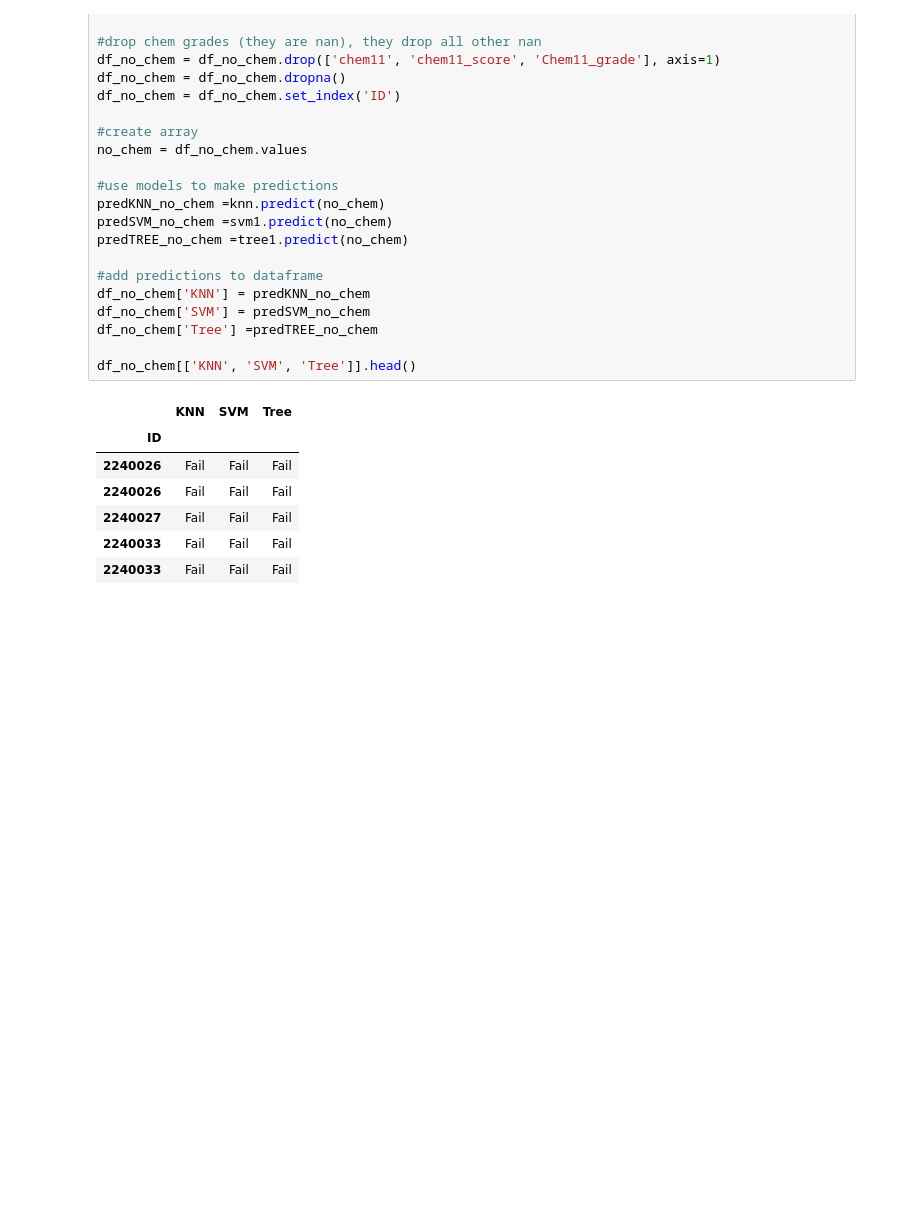
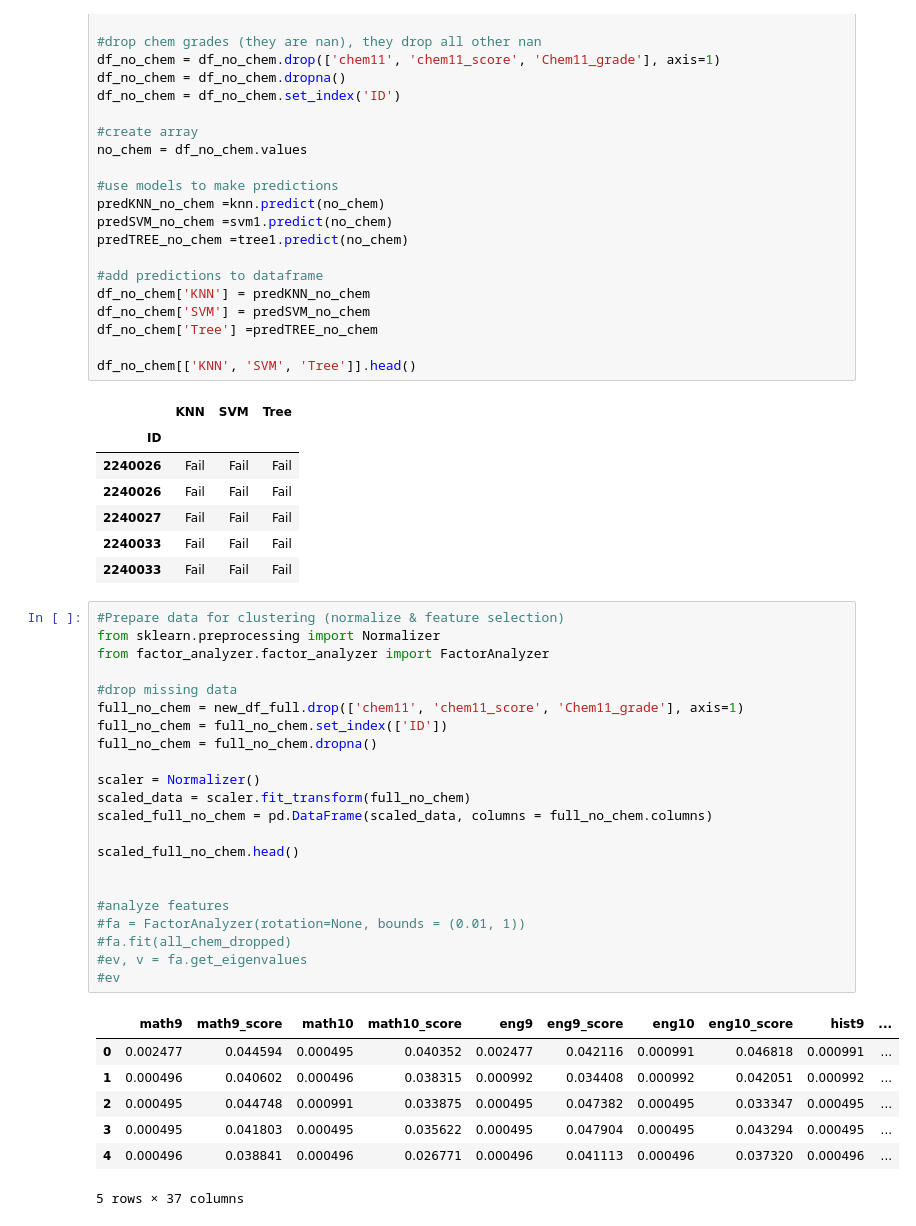
Before and after one commit to michaelzwartz/Science-Elective-Enrollment, a Jupyter notebook: Analysis.ipynb, the cells around one changed output. Drawn from its saved outputs; the diff is of its cells as text; blank space fills up the shorter version.

```diff
--- a/Analysis.ipynb
+++ b/Analysis.ipynb
@@ -413,6 +416,36 @@ df_no_chem[['KNN', 'SVM', 'Tree']].head()
 | 2240027 | Fail | Fail | Fail |
 | 2240033 | Fail | Fail | Fail |
 | 2240033 | Fail | Fail | Fail |
+# %%
+#Prepare data for clustering (normalize & feature selection)
+from sklearn.preprocessing import Normalizer
+from factor_analyzer.factor_analyzer import FactorAnalyzer
+
+#drop missing data
+full_no_chem = new_df_full.drop(['chem11', 'chem11_score', 'Chem11_grade'], axis=1)
+full_no_chem = full_no_chem.set_index(['ID'])
+full_no_chem = full_no_chem.dropna()
+
+scaler = Normalizer()
+scaled_data = scaler.fit_transform(full_no_chem)
+scaled_full_no_chem = pd.DataFrame(scaled_data, columns = full_no_chem.columns)
+
+scaled_full_no_chem.head()
+
+
+#analyze features
+#fa = FactorAnalyzer(rotation=None, bounds = (0.01, 1))
+#fa.fit(all_chem_dropped)
+#ev, v = fa.get_eigenvalues
+#ev
+# %% [output]
+|  | math9 | math9_score | math10 | math10_score | eng9 | eng9_score | eng10 | eng10_score | hist9 | ... |
+| 0 | 0.002477 | 0.044594 | 0.000495 | 0.040352 | 0.002477 | 0.042116 | 0.000991 | 0.046818 | 0.000991 | ... |
+| 1 | 0.000496 | 0.040602 | 0.000496 | 0.038315 | 0.000992 | 0.034408 | 0.000992 | 0.042051 | 0.000992 | ... |
+| 2 | 0.000495 | 0.044748 | 0.000991 | 0.033875 | 0.000495 | 0.047382 | 0.000495 | 0.033347 | 0.000495 | ... |
+| 3 | 0.000495 | 0.041803 | 0.000495 | 0.035622 | 0.000495 | 0.047904 | 0.000495 | 0.043294 | 0.000495 | ... |
+| 4 | 0.000496 | 0.038841 | 0.000496 | 0.026771 | 0.000496 | 0.041113 | 0.000496 | 0.037320 | 0.000496 | ... |
+5 rows × 37 columns
 # %%
 #explore cluster tendency of data
 #https://pyclustertend.readthedocs.io/en/latest/
```
Also changed, not shown: parts of 3 cells of this notebook.
